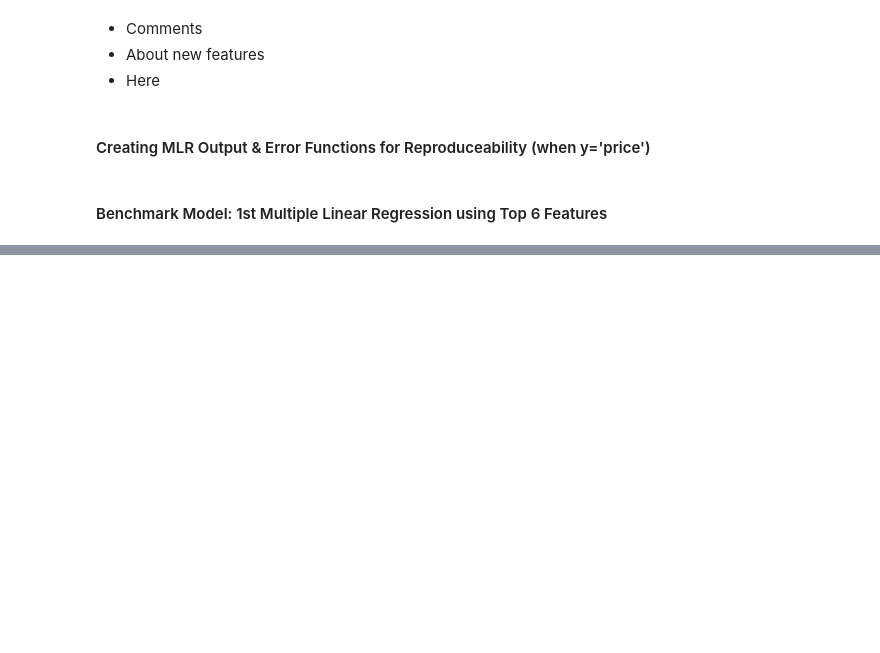
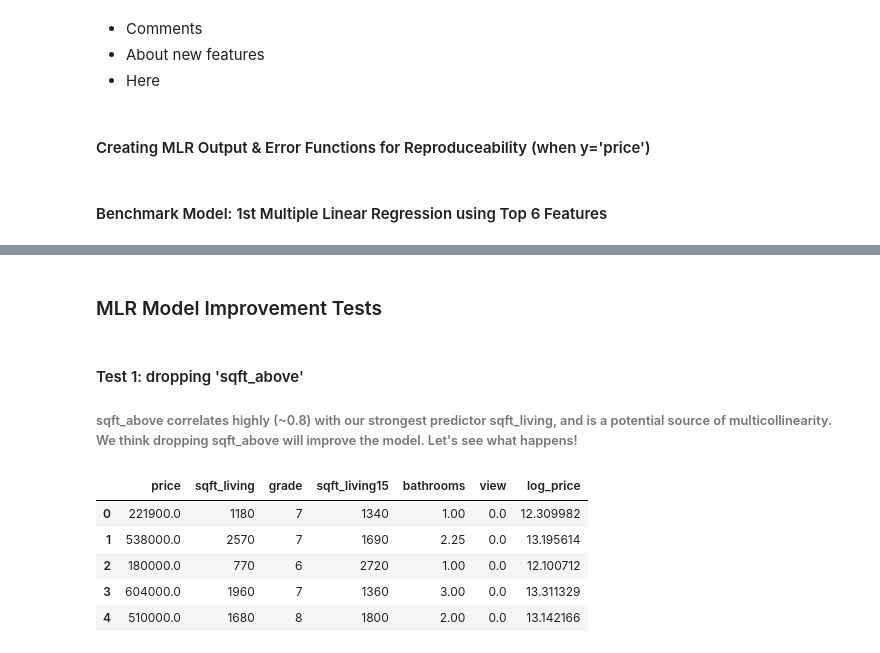
Before and after one commit to A92e/kingcountyWA_home_price_predictor, a Jupyter notebook: final_notebook_mod1.ipynb, the cells around one changed output, grey strips where cells are left out. Drawn from its saved outputs; the diff is of its cells as text; code cells hidden in the pictures; blank space fills up the shorter version.

```diff
--- a/final_notebook_mod1.ipynb
+++ b/final_notebook_mod1.ipynb
@@ -292,12 +292,12 @@ def statsmodels_lin_regress_summary_price(df):
     print(f'Our list of predictors: {X.columns}')
     print(model.summary())
 # %%
-def sklearn_lin_regress_summary_price(df):
-    X = df.drop(['price'], axis=1)
-    y = df.price
+def sklearn_lin_regress_summary(df):
+    X = df.drop(['log_price','price'], axis=1)
+    y = df.log_price
     ss = StandardScaler()
     X_scaled = ss.fit_transform(X)
-    np.random.seed(100)
+    np.random.seed(33)
     X_train,X_test,y_train,y_test = train_test_split(X_scaled,y)
     lr = LinearRegression()
     lr.fit(X_train,y_train) #fit model
@@ -386,5 +414,5 @@ Warnings:
 strong multicollinearity or other numerical problems.
 # %%
 #sci-kit learn output
-sklearn_lin_regress_summary_price(house_top6_df)
+sklearn_lin_regress_summary(house_top6_df)
 # %% [output]
@@ -408,0 +459,15 @@ k_folds_error_summary_price(house_top6_df,5)
+# %% [markdown]
+### MLR Model Improvement Tests
+# %% [markdown]
+#### Test 1: dropping 'sqft_above'
+###### sqft_above correlates highly (~0.8) with our strongest predictor sqft_living, and is a potential source of multicollinearity. We think dropping sqft_above will improve the model. Let's see what happens!
+# %%
+df1 = house_top6_df.drop(['sqft_above'], axis=1)
+df1.head()
+# %% [output]
+|  | price | sqft_living | grade | sqft_living15 | bathrooms | view | log_price |
+| 0 | 221900.0 | 1180 | 7 | 1340 | 1.00 | 0.0 | 12.309982 |
+| 1 | 538000.0 | 2570 | 7 | 1690 | 2.25 | 0.0 | 13.195614 |
+| 2 | 180000.0 | 770 | 6 | 2720 | 1.00 | 0.0 | 12.100712 |
+| 3 | 604000.0 | 1960 | 7 | 1360 | 3.00 | 0.0 | 13.311329 |
+| 4 | 510000.0 | 1680 | 8 | 1800 | 2.00 | 0.0 | 13.142166 |
```
Also changed, not shown: parts of 20 cells of this notebook.
